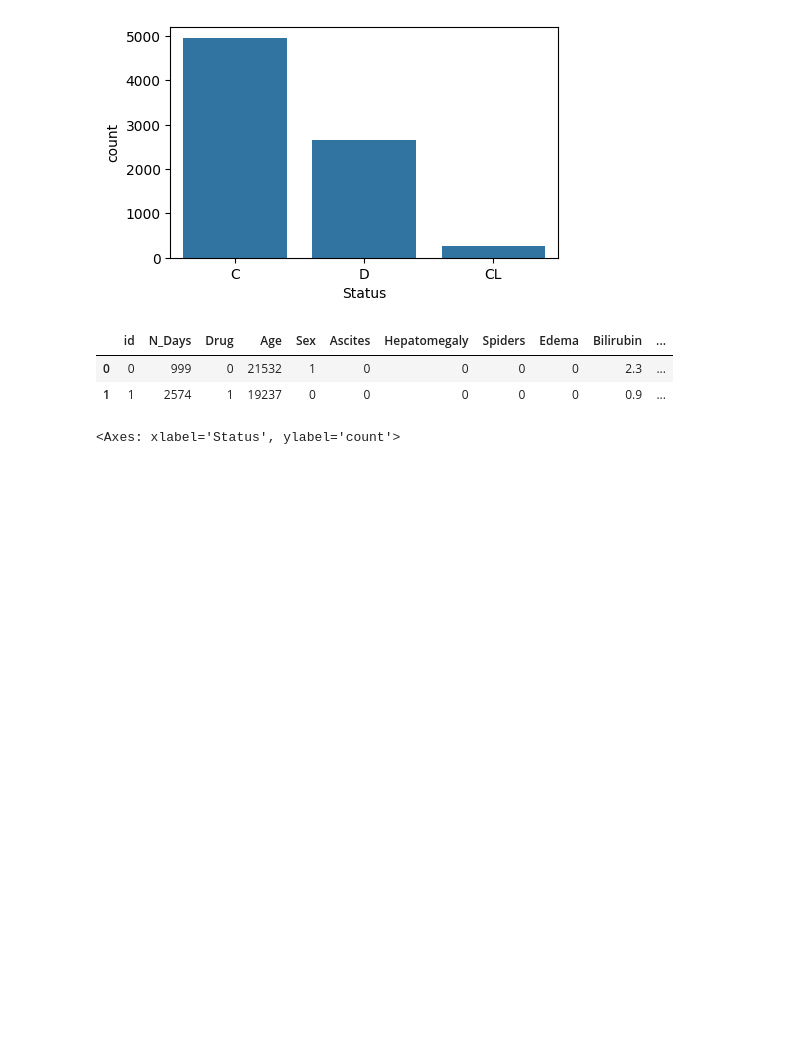
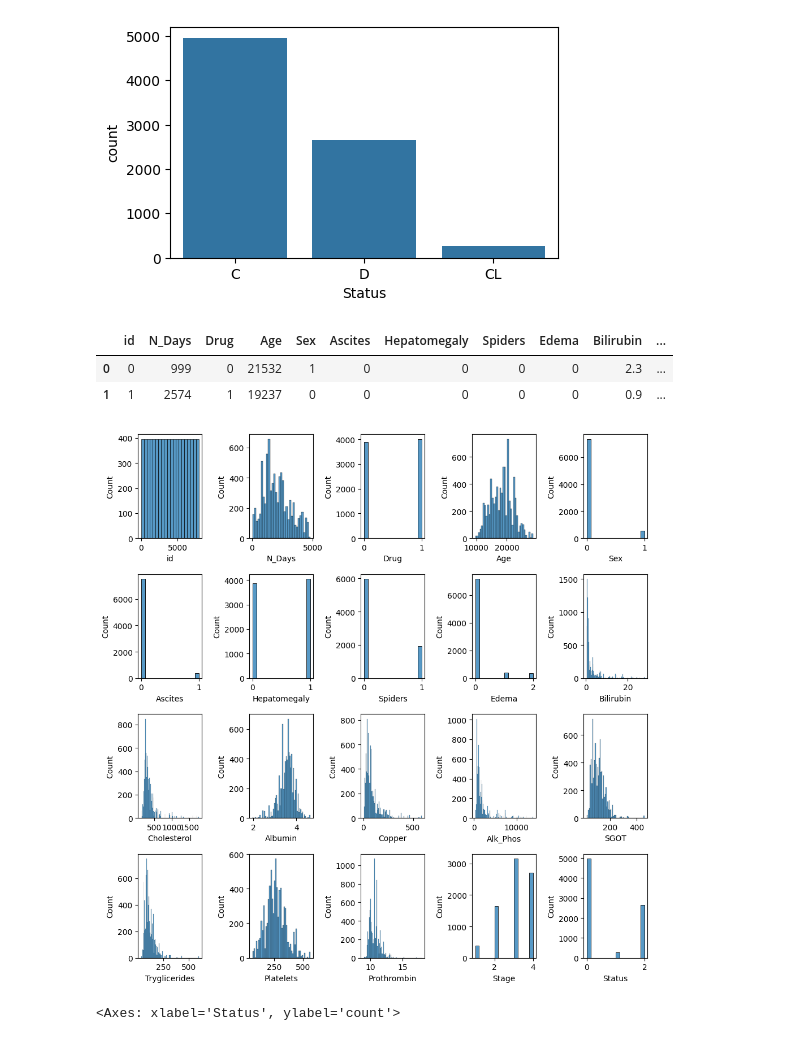
Before and after one commit to revathyshankaran/Multi-Class-Prediction-of-Cirrhosis-Outcomes, a Jupyter notebook: Cirrhosis_outcome_prediction.ipynb, the cells around one changed output. Drawn from its saved outputs; the diff is of its cells as text; code cells hidden in the pictures; blank space fills up the shorter version.

```diff
--- a/Cirrhosis_outcome_prediction.ipynb
+++ b/Cirrhosis_outcome_prediction.ipynb
@@ -105,6 +107,19 @@ df.head(2)
 |  | id | N_Days | Drug | Age | Sex | Ascites | Hepatomegaly | Spiders | Edema | Bilirubin | ... |
 | 0 | 0 | 999 | 0 | 21532 | 1 | 0 | 0 | 0 | 0 | 2.3 | ... |
 | 1 | 1 | 2574 | 1 | 19237 | 0 | 0 | 0 | 0 | 0 | 0.9 | ... |
+# %%
+cols = df.select_dtypes(include = ['int64','float64']).columns
+ncols = math.ceil(np.sqrt(len(cols)))
+nrows = math.ceil(len(cols)/ncols)
+fig,ax = plt.subplots(nrows =nrows,ncols = ncols,figsize = (10,10))
+ax = ax.flatten()
+for i in range(min(len(cols),nrows*ncols)):
+  sns.histplot(df[cols[i]],ax = ax[i],discrete=False)
+  ax[i].set_xlabel(cols[i])
+plt.tight_layout()
+plt.show()
+# %% [output]
+[figure, added]
 # %%
 x = df.drop('Status', axis=1)
 y = df['Status']
```
Also changed, not shown: parts of 12 cells of this notebook.
